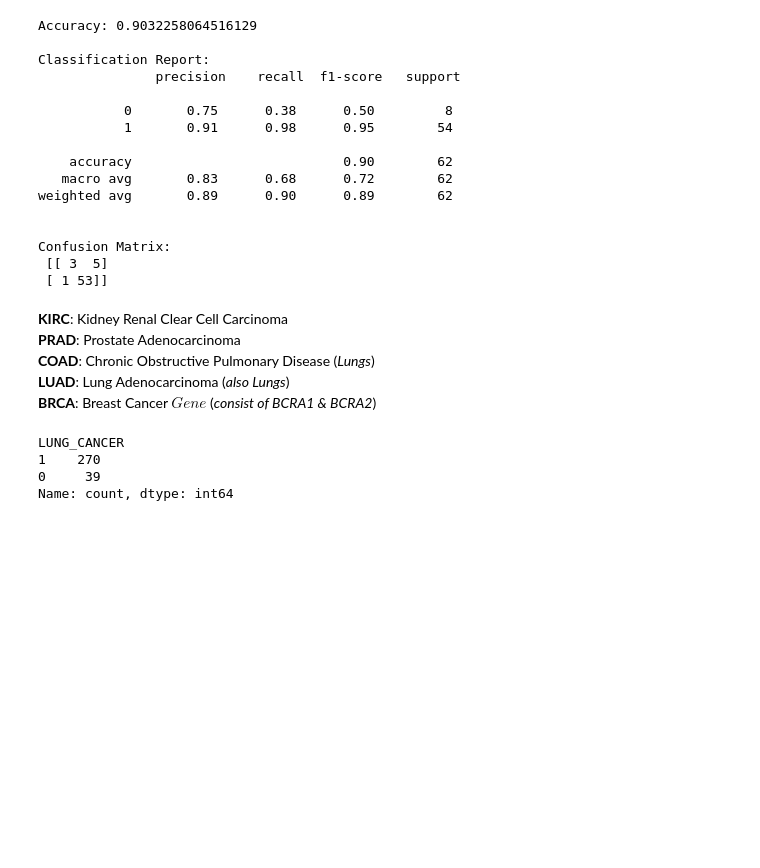
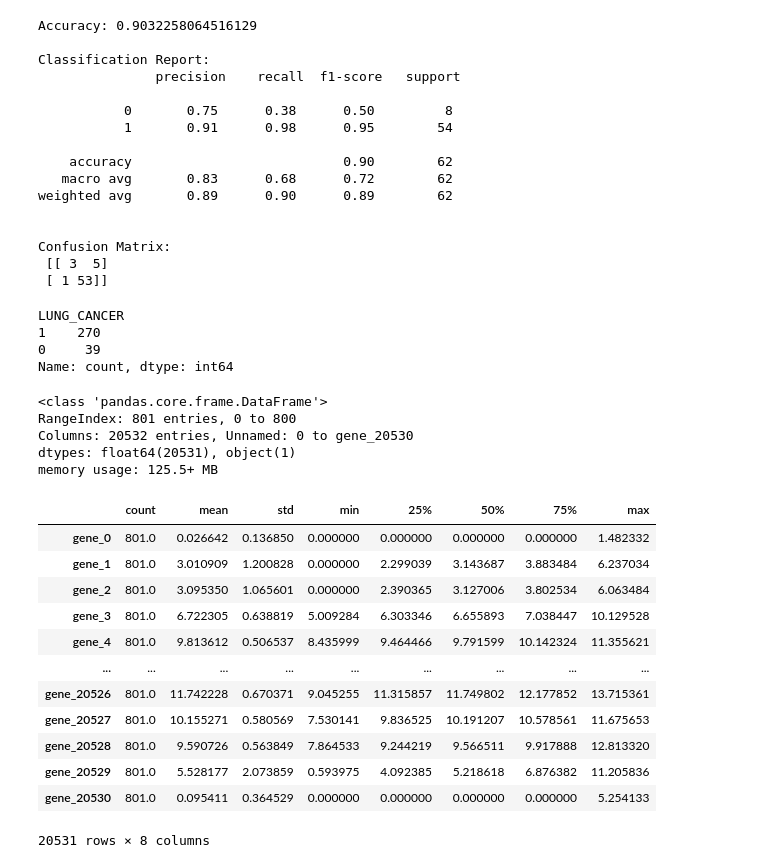
Before and after one commit to eima40x4c/PreDoctor, a Jupyter notebook: Lung Cancer Model.ipynb, the cells around one changed output. Drawn from its saved outputs; the diff is of its cells as text; code cells hidden in the pictures; blank space fills up the shorter version.

```diff
--- a/Lung Cancer Model.ipynb
+++ b/Lung Cancer Model.ipynb
@@ -124,12 +124,6 @@ weighted avg       0.89      0.90      0.89        62
 Confusion Matrix:
  [[ 3  5]
  [ 1 53]]
-# %% [markdown]
-**KIRC**: Kidney Renal Clear Cell Carcinoma
-**PRAD**: Prostate Adenocarcinoma
-**COAD**: Chronic Obstructive Pulmonary Disease (_Lungs_)
-**LUAD**: Lung Adenocarcinoma (_also Lungs_)
-**BRCA**: Breast Cancer $Gene$ (_consist of BCRA1 & BCRA2_)
 # %%
 data["LUNG_CANCER"].value_counts()
 # %% [output]
@@ -137,3 +131,28 @@ LUNG_CANCER
 1    270
 0     39
 Name: count, dtype: int64
+# %%
+data = pd.read_csv("Datasets/TCGA-PANCAN-HiSeq-801x20531/data.csv")
+data.info()
+# %% [output]
+<class 'pandas.core.frame.DataFrame'>
+RangeIndex: 801 entries, 0 to 800
+Columns: 20532 entries, Unnamed: 0 to gene_20530
+dtypes: float64(20531), object(1)
+memory usage: 125.5+ MB
+# %%
+data.describe().T
+# %% [output]
+|  | count | mean | std | min | 25% | 50% | 75% | max |
+| gene_0 | 801.0 | 0.026642 | 0.136850 | 0.000000 | 0.000000 | 0.000000 | 0.000000 | 1.482332 |
+| gene_1 | 801.0 | 3.010909 | 1.200828 | 0.000000 | 2.299039 | 3.143687 | 3.883484 | 6.237034 |
+| gene_2 | 801.0 | 3.095350 | 1.065601 | 0.000000 | 2.390365 | 3.127006 | 3.802534 | 6.063484 |
+| gene_3 | 801.0 | 6.722305 | 0.638819 | 5.009284 | 6.303346 | 6.655893 | 7.038447 | 10.129528 |
+| gene_4 | 801.0 | 9.813612 | 0.506537 | 8.435999 | 9.464466 | 9.791599 | 10.142324 | 11.355621 |
+| ... | ... | ... | ... | ... | ... | ... | ... | ... |
+| gene_20526 | 801.0 | 11.742228 | 0.670371 | 9.045255 | 11.315857 | 11.749802 | 12.177852 | 13.715361 |
+| gene_20527 | 801.0 | 10.155271 | 0.580569 | 7.530141 | 9.836525 | 10.191207 | 10.578561 | 11.675653 |
+| gene_20528 | 801.0 | 9.590726 | 0.563849 | 7.864533 | 9.244219 | 9.566511 | 9.917888 | 12.813320 |
+| gene_20529 | 801.0 | 5.528177 | 2.073859 | 0.593975 | 4.092385 | 5.218618 | 6.876382 | 11.205836 |
+| gene_20530 | 801.0 | 0.095411 | 0.364529 | 0.000000 | 0.000000 | 0.000000 | 0.000000 | 5.254133 |
+20531 rows × 8 columns
```
Also changed, not shown: parts of 8 cells of this notebook, 1 other file.
